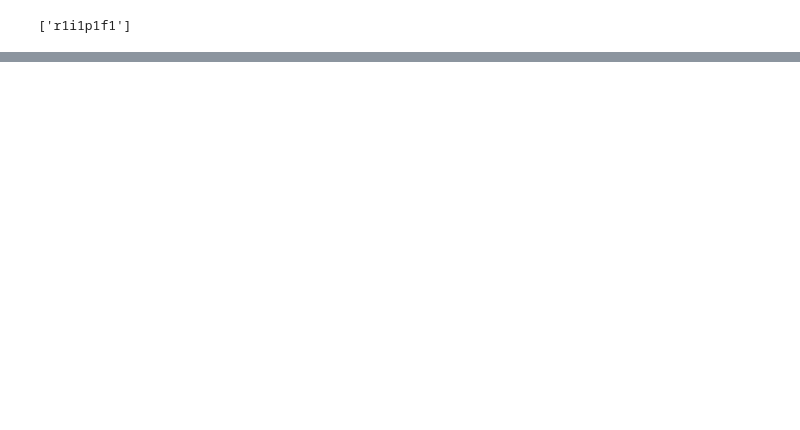
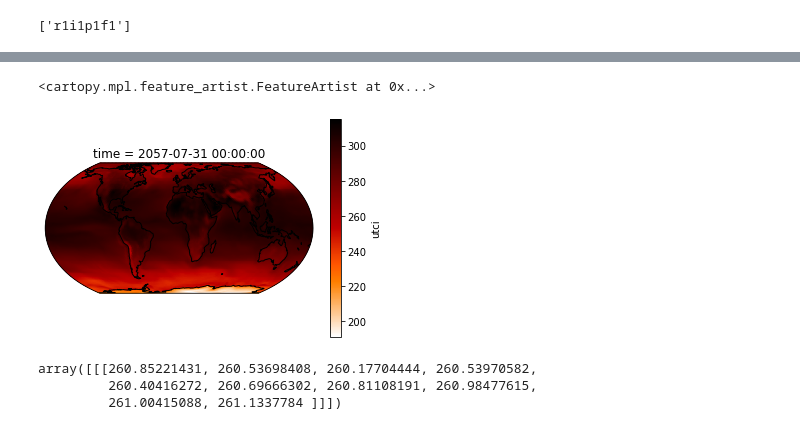
Before and after one commit to cmip6moap/project10, a Jupyter notebook: notebooks/UTCI_changes_over_time.ipynb, the cells around one changed output, grey strips where cells are left out. Drawn from its saved outputs; the diff is of its cells as text; code cells hidden in the pictures; blank space fills up the shorter version.

```diff
--- a/notebooks/UTCI_changes_over_time.ipynb
+++ b/notebooks/UTCI_changes_over_time.ipynb
@@ -37,0 +66,13 @@ plt.plot(data.time[:1000], data.utci[:1000, 1, 1])
+# %%
+ax = plt.subplot(111, projection=proj)
+resample.isel(time=510).utci.plot(ax=ax, transform=ccrs.PlateCarree(), add_colorbar=True, cmap="gist_heat_r")
+ax.coastlines()
+# %% [output]
+<cartopy.mpl.feature_artist.FeatureArtist at 0x...>
+[figure, added]
+# %%
+data.utci[:1, :1, :10].values
+# %% [output]
+array([[[260.85221431, 260.53698408, 260.17704444, 260.53970582,
+         260.40416272, 260.69666302, 260.81108191, 260.98477615,
+         261.00415088, 261.1337784 ]]])
```
Also changed, not shown: parts of 13 cells of this notebook, 1 other file.
